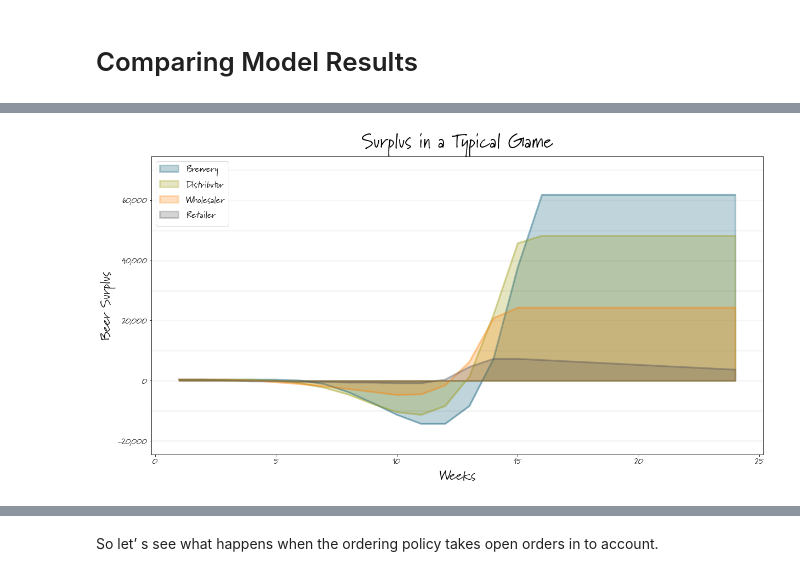
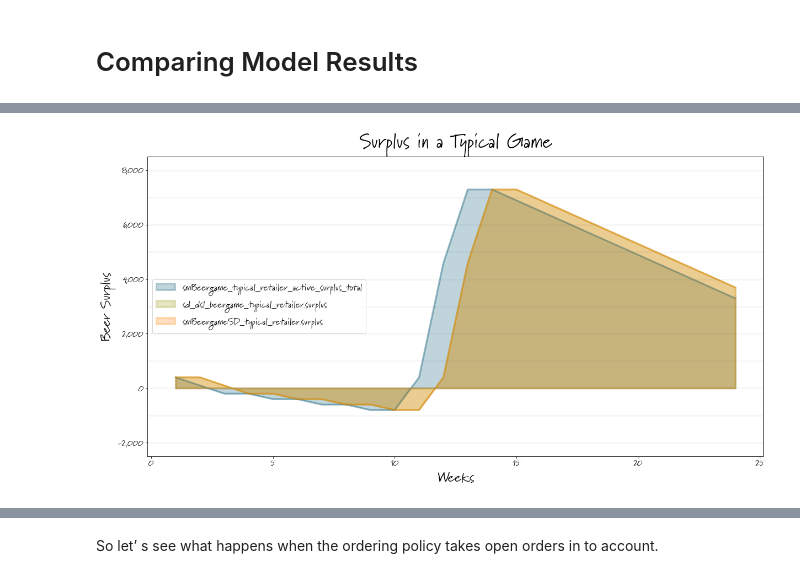
Before and after one commit to transentis/beergame, a Jupyter notebook: comparing_model_results.ipynb, the cells around one changed output, grey strips where cells are left out. Drawn from its saved outputs; the diff is of its cells as text; code cells hidden in the pictures.

```diff
--- a/comparing_model_results.ipynb
+++ b/comparing_model_results.ipynb
@@ -51,21 +51,20 @@ ERROR:root:Equation 'consumer.sending_orders' not found!
 [figure]
 # %%
 bptk.plot_scenarios(
-    scenario_managers=["smBeergameSD"],
+    scenario_managers=["smBeergameSD","sd_dsl_beergame","smBeergame"],
     kind="area",
     scenarios=["typical"],
     title="Surplus in a Typical Game",
     x_label="Weeks",
     y_label="Beer Surplus",
-    equations=["brewery.surplus","distributor.surplus","wholesaler.surplus","retailer.surplus", "retailer.surplus"],
-    series_names={
-        "smBeergameSD_typical_brewery.surplus" : "Brewery",
-        "smBeergameSD_typical_distributor.surplus" : "Distributor",
-        "smBeergameSD_typical_wholesaler.surplus": "Wholesaler",
-        "smBeergameSD_typical_retailer.surplus": "Retailer"
-    }
+    equations=["retailer.surplus"],
+     agents=["retailer"],
+     agent_states=["active"],
+    agent_properties=["surplus"],
+    agent_property_types=["total"]
+
 )
 # %% [output]
-[figure, old version]
+[figure, new version]
 # %%
 bptk.plot_scenarios(
```
Also changed, not shown: parts of 5 cells of this notebook, 6 other files.
